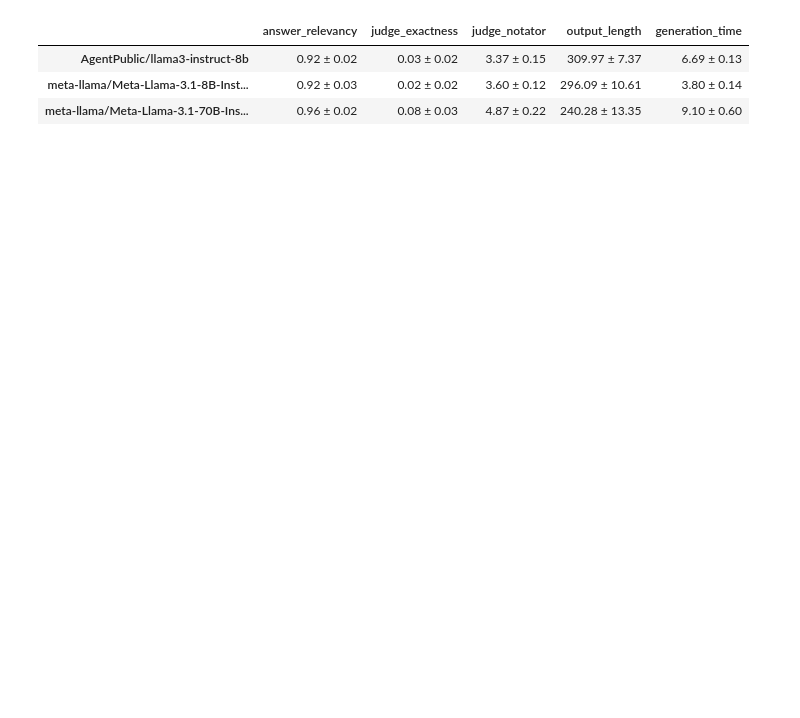
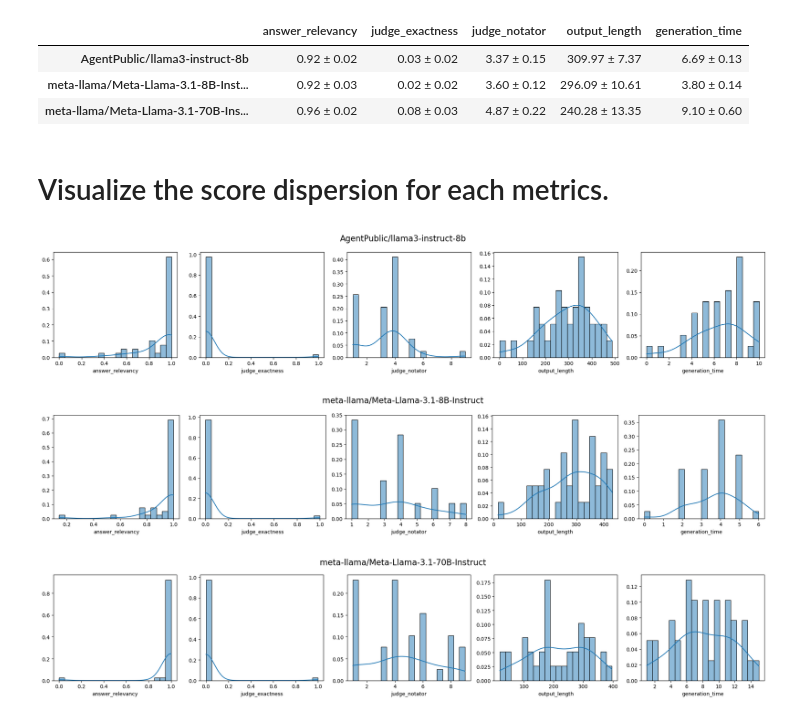
Before and after one commit to etalab-ia/evalap, a Jupyter notebook: notebooks/run_grid_repeat_demo.ipynb, the cells around one changed output. Drawn from its saved outputs; the diff is of its cells as text; code cells hidden in the pictures; blank space fills up the shorter version.

```diff
--- a/notebooks/run_grid_repeat_demo.ipynb
+++ b/notebooks/run_grid_repeat_demo.ipynb
@@ -76,17 +72,3 @@ else:
     print(resp)
 # %% [output]
 Created expset: fs_variability_v2 (9)
-# %%
-import matplotlib.pyplot as plt
-import seaborn as sns
-
-arr_metrics = np.array(arr_all[0])
-print(df_metrics.keys())
-df = pd.DataFrame(arr_metrics.T, columns=df_metrics.keys())
-
-for i, column in enumerate(df.columns, 1):
-    plt.subplot(3,3,i)
-    sns.histplot(df[column], bins=20, stat="probability", element="bars", kde=True)
-    plt.ylabel("")
-
-plt.tight_layout()
@@ -97,7 +80,7 @@ ValueError: Must pass 2-d input. shape=()
 # Read results
 # --
 df_all = None # multi-dimensional DataFrame
-arr_all = [] # keep references of source array per metric metrics
+arr_all = {} # keep references of source array per metric metrics
 
 # Fetch results and compute macro metrics (mean, std etc).
 # --
@@ -119,7 +102,7 @@ for i, exp in enumerate(expset["experiments"]):
     row = {"model": model}
     rows.append(row)
     metric_arrs = {}
-    arr_all.append(metric_arrs)
+    arr_all[model] = metric_arrs
     for metric_results in results:
         metric = metric_results["metric_name"]
         arr = np.array([x["score"] for x in metric_results["observation_table"] if pd.notna(x["score"])])
@@ -156,3 +139,31 @@ final_df
 | AgentPublic/llama3-instruct-8b | 0.92 ± 0.02 | 0.03 ± 0.02 | 3.37 ± 0.15 | 309.97 ± 7.37 | 6.69 ± 0.13 |
 | meta-llama/Meta-Llama-3.1-8B-Inst... | 0.92 ± 0.03 | 0.02 ± 0.02 | 3.60 ± 0.12 | 296.09 ± 10.61 | 3.80 ± 0.14 |
 | meta-llama/Meta-Llama-3.1-70B-Ins... | 0.96 ± 0.02 | 0.08 ± 0.03 | 4.87 ± 0.22 | 240.28 ± 13.35 | 9.10 ± 0.60 |
+# %% [markdown]
+# Visualize the score dispersion for each metrics.
+# %%
+import matplotlib.pyplot as plt
+import seaborn as sns
+
+for model, metrics_arr in arr_all.items():
+    experiment_title = model
+    metrics_arr = {k:metrics_arr[k] for k in metrics} # reorder metrics
+    arr_metrics = np.array(list(metrics_arr.values()))
+    df = pd.DataFrame(arr_metrics.T, columns=metrics_arr.keys())
+
+    num_cols = 5
+    num_plots = len(df.columns)
+    num_rows = (num_plots + num_cols - 1) // num_cols
+    plt.figure(figsize=(num_cols * 4, num_rows * 4))
+    for i, column in enumerate(df.columns, 1):
+        plt.subplot(num_rows, num_cols, i)
+        sns.histplot(df[column], bins=20, stat="probability", element="bars", kde=True)
+        plt.ylabel("")
+
+    plt.suptitle(experiment_title, fontsize=16)
+    plt.tight_layout()
+    plt.show()
+# %% [output]
+[figure, added]
+[figure, added]
+[figure, added]
```
Also changed, not shown: parts of 3 cells of this notebook.
